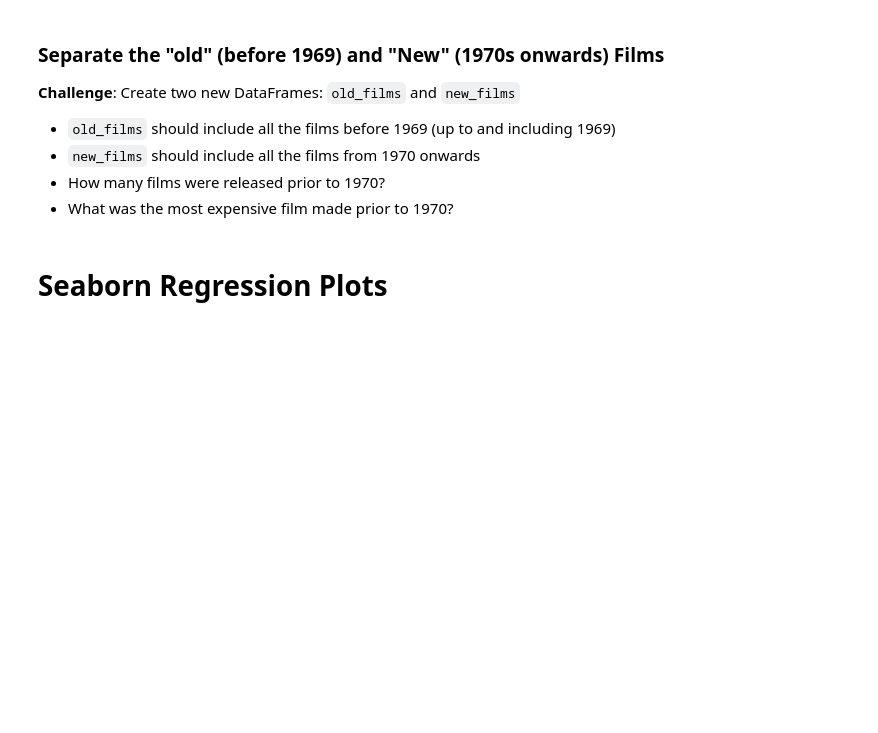
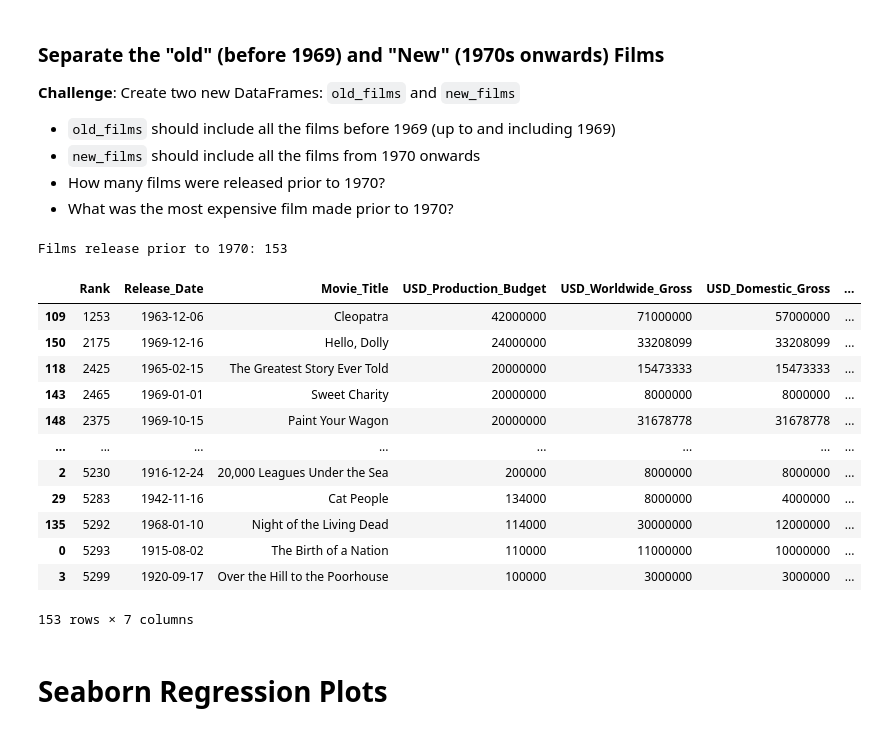
Before and after one commit to Golden-Leaves/100daysofpython, a Jupyter notebook: data_science/seaborn_linear_regression/Seaborn_and_Linear_Regression_(start).ipynb, the cells around one changed output. Drawn from its saved outputs; the diff is of its cells as text; code cells hidden in the pictures; blank space fills up the shorter version.

```diff
--- a/data_science/seaborn_linear_regression/Seaborn_and_Linear_Regression_(start).ipynb
+++ b/data_science/seaborn_linear_regression/Seaborn_and_Linear_Regression_(start).ipynb
@@ -295,5 +296,26 @@ data_clean.head(1)
 * `new_films` should include all the films from 1970 onwards
 * How many films were released prior to 1970?
 * What was the most expensive film made prior to 1970?
+# %%
+old_films = data_clean[data_clean["Decades"] <= 1969]
+new_films = data_clean[data_clean["Decades"] >= 1970]
+print(f"Films release prior to 1970: {old_films.shape[0]}")
+# print(f"Most expensive film prior to 1970: {old_flims.sort_values("USD_Production_Budget",ascending=False).iloc[1]["Movie_Title"]}")
+old_films.sort_values("USD_Production_Budget",ascending=False)
+# %% [output]
+Films release prior to 1970: 153
+|  | Rank | Release_Date | Movie_Title | USD_Production_Budget | USD_Worldwide_Gross | USD_Domestic_Gross | ... |
+| 109 | 1253 | 1963-12-06 | Cleopatra | 42000000 | 71000000 | 57000000 | ... |
+| 150 | 2175 | 1969-12-16 | Hello, Dolly | 24000000 | 33208099 | 33208099 | ... |
+| 118 | 2425 | 1965-02-15 | The Greatest Story Ever Told | 20000000 | 15473333 | 15473333 | ... |
+| 143 | 2465 | 1969-01-01 | Sweet Charity | 20000000 | 8000000 | 8000000 | ... |
+| 148 | 2375 | 1969-10-15 | Paint Your Wagon | 20000000 | 31678778 | 31678778 | ... |
+| ... | ... | ... | ... | ... | ... | ... | ... |
+| 2 | 5230 | 1916-12-24 | 20,000 Leagues Under the Sea | 200000 | 8000000 | 8000000 | ... |
+| 29 | 5283 | 1942-11-16 | Cat People | 134000 | 8000000 | 4000000 | ... |
+| 135 | 5292 | 1968-01-10 | Night of the Living Dead | 114000 | 30000000 | 12000000 | ... |
+| 0 | 5293 | 1915-08-02 | The Birth of a Nation | 110000 | 11000000 | 10000000 | ... |
+| 3 | 5299 | 1920-09-17 | Over the Hill to the Poorhouse | 100000 | 3000000 | 3000000 | ... |
+153 rows × 7 columns
 # %% [markdown]
 # Seaborn Regression Plots
```
Also changed, not shown: parts of 4 cells of this notebook, 3 other files.
